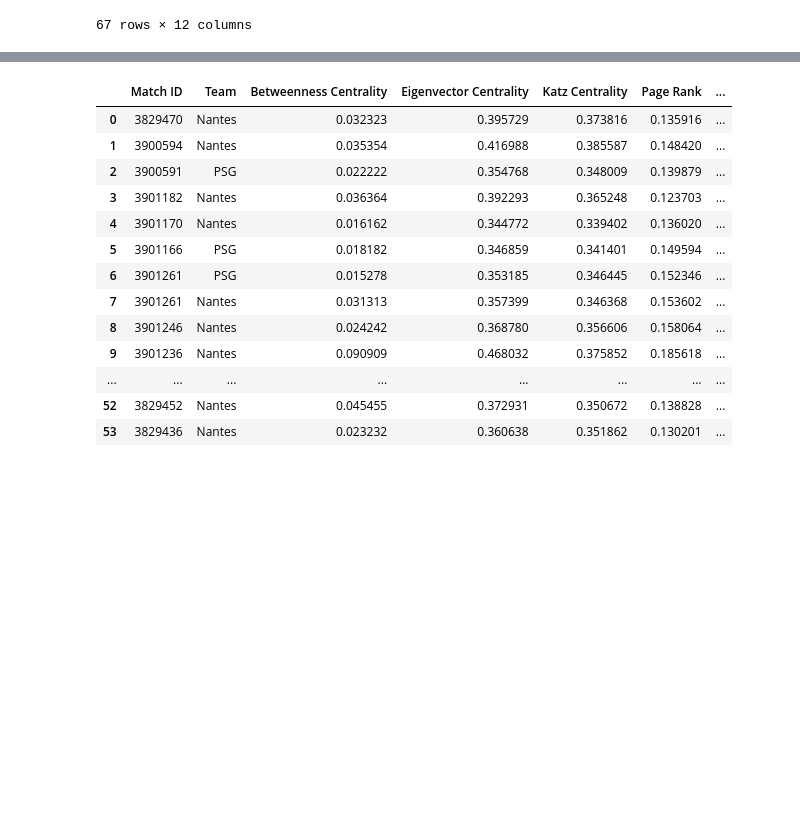
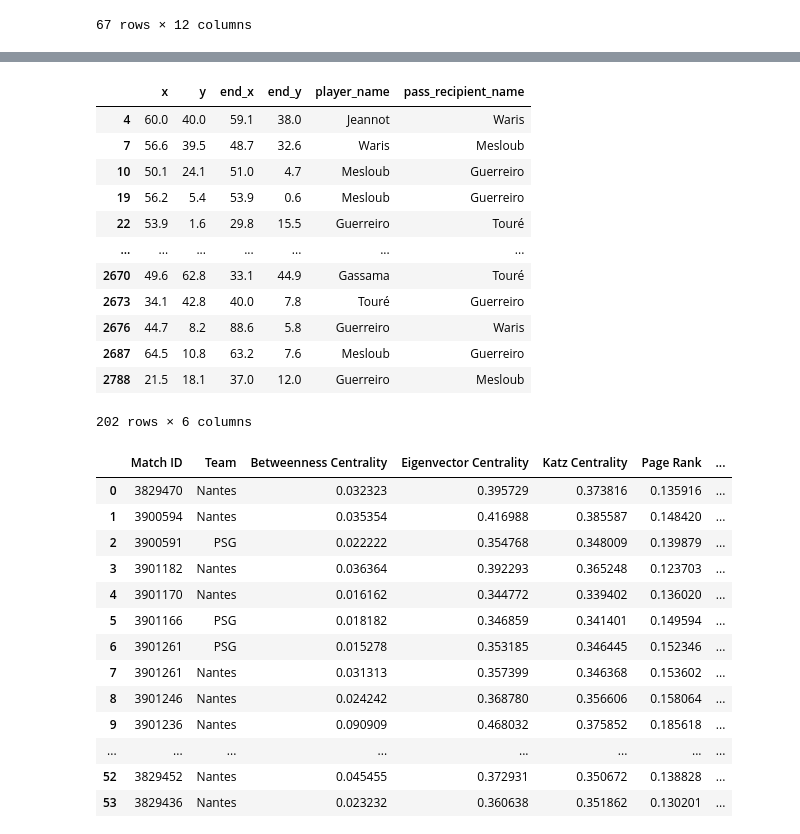
Before and after one commit to barrettb/Soccer-Network-Analysis, a Jupyter notebook: mod_PSG_vs_Nantes.ipynb, the cells around one changed output, grey strips where cells are left out. Cells and saved outputs as stored; diff of their text form; code cells hidden in the pictures; blank space fills up the shorter version.

```diff
--- a/mod_PSG_vs_Nantes.ipynb
+++ b/mod_PSG_vs_Nantes.ipynb
@@ -80,13 +80,29 @@ teams.head(30)
 # %%
 def pass_data_monaco(match_id):
     df, related, freeze, tactics = parser.event(match_id)
-    sub = df.loc[df["type_name"] == "Substitution"].loc[df["team_name"] == "Paris Saint-Germain"].iloc[0]["index"]
+    sub = df.loc[df["type_name"] == "Substitution"].loc[df["team_name"] == "Lorient"].iloc[0]["index"]
 
-    mask_monaco = (df.type_name == 'Pass') & (df.team_name == "Paris Saint-Germain") & (df.index < sub) & (df.outcome_name.isnull()) & (df.sub_type_name != "Throw-in")
+    mask_monaco = (df.type_name == 'Pass') & (df.team_name == "Lorient") & (df.index < sub) & (df.outcome_name.isnull()) & (df.sub_type_name != "Throw-in")
     df_pass = df.loc[mask_monaco, ['x', 'y', 'end_x', 'end_y', "player_name", "pass_recipient_name"]]
     df_pass["player_name"] = df_pass["player_name"].apply(lambda x: str(x).split()[-1])
     df_pass["pass_recipient_name"] = df_pass["pass_recipient_name"].apply(lambda x: str(x).split()[-1])
     return df_pass
+a = pass_data_monaco(3901178)
+a
+# %% [output]
+|  | x | y | end_x | end_y | player_name | pass_recipient_name |
+| 4 | 60.0 | 40.0 | 59.1 | 38.0 | Jeannot | Waris |
+| 7 | 56.6 | 39.5 | 48.7 | 32.6 | Waris | Mesloub |
+| 10 | 50.1 | 24.1 | 51.0 | 4.7 | Mesloub | Guerreiro |
+| 19 | 56.2 | 5.4 | 53.9 | 0.6 | Mesloub | Guerreiro |
+| 22 | 53.9 | 1.6 | 29.8 | 15.5 | Guerreiro | Touré |
+| ... | ... | ... | ... | ... | ... | ... |
+| 2670 | 49.6 | 62.8 | 33.1 | 44.9 | Gassama | Touré |
+| 2673 | 34.1 | 42.8 | 40.0 | 7.8 | Touré | Guerreiro |
+| 2676 | 44.7 | 8.2 | 88.6 | 5.8 | Guerreiro | Waris |
+| 2687 | 64.5 | 10.8 | 63.2 | 7.6 | Mesloub | Guerreiro |
+| 2788 | 21.5 | 18.1 | 37.0 | 12.0 | Guerreiro | Mesloub |
+202 rows × 6 columns
 # %%
 def pass_data_lyon(match_id):
     df, related, freeze, tactics = parser.event(match_id)
```
Also changed, not shown: parts of 1 cell of this notebook, 3 other files.
